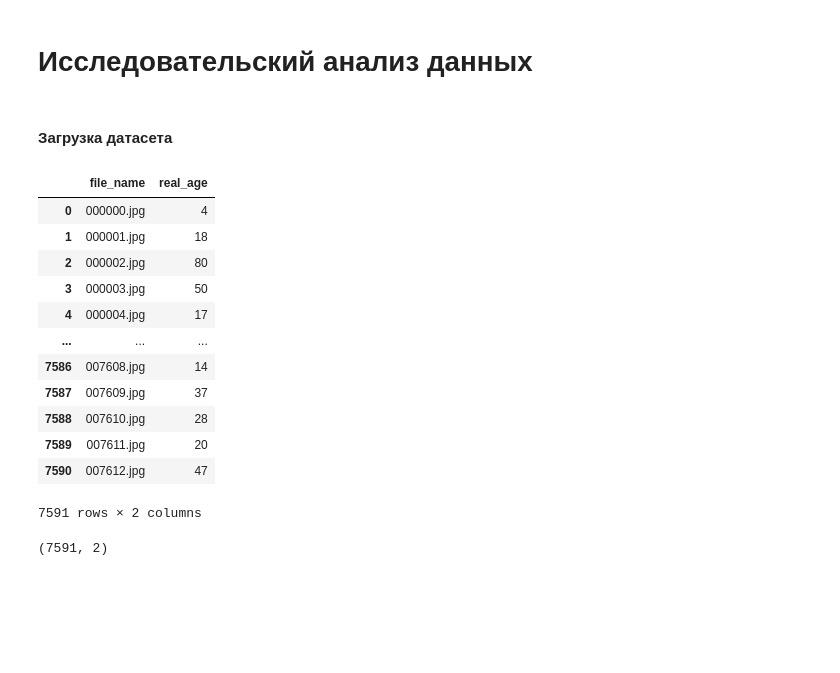
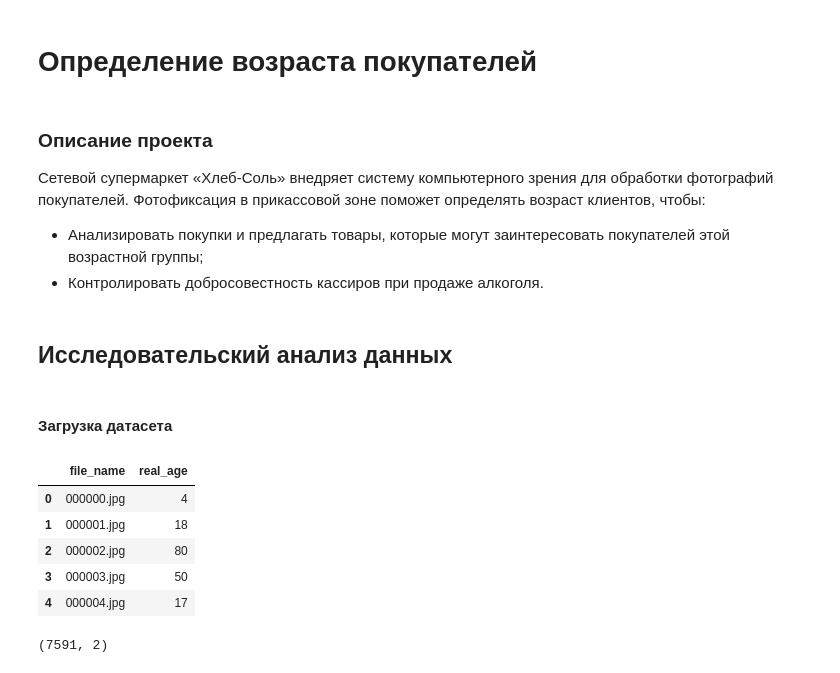
Before and after one commit to nikkhav/yandex-practicum-projects, a Jupyter notebook: neural-networks/computer-vision-project.ipynb, the cells around one changed output. Cells and saved outputs as stored; diff of their text form; code cells hidden in the pictures; blank space fills up the shorter version.

```diff
--- a/neural-networks/Исследовательский анализ.ipynb
+++ b/neural-networks/computer-vision-project.ipynb
@@ -1,5 +1,12 @@
+# %% [markdown]
+# Определение возраста покупателей
+# %% [markdown]
+### Описание проекта <br>
+Сетевой супермаркет «Хлеб-Соль» внедряет систему компьютерного зрения для обработки фотографий покупателей. Фотофиксация в прикассовой зоне поможет определять возраст клиентов, чтобы: <br>
+- Анализировать покупки и предлагать товары, которые могут заинтересовать покупателей этой возрастной группы; <br>
+- Контролировать добросовестность кассиров при продаже алкоголя. <br>
 # %% [markdown]
-# Исследовательский анализ данных
+## Исследовательский анализ данных
 # %%
 import pandas as pd
 import matplotlib.pyplot as plt
@@ -10,21 +17,14 @@ from tensorflow.keras.preprocessing.image import ImageDataGenerator
 # %%
 labels = pd.read_csv('/datasets/faces/labels.csv')
 
-labels
+labels.head()
 # %% [output]
 |  | file_name | real_age |
 | 0 | 000000.jpg | 4 |
 | 1 | 000001.jpg | 18 |
 | 2 | 000002.jpg | 80 |
 | 3 | 000003.jpg | 50 |
 | 4 | 000004.jpg | 17 |
-| ... | ... | ... |
-| 7586 | 007608.jpg | 14 |
-| 7587 | 007609.jpg | 37 |
-| 7588 | 007610.jpg | 28 |
-| 7589 | 007611.jpg | 20 |
-| 7590 | 007612.jpg | 47 |
-7591 rows × 2 columns
 # %%
 labels.shape
 # %% [output]
```
Also changed, not shown: parts of 9 cells of this notebook, 1 other file.
